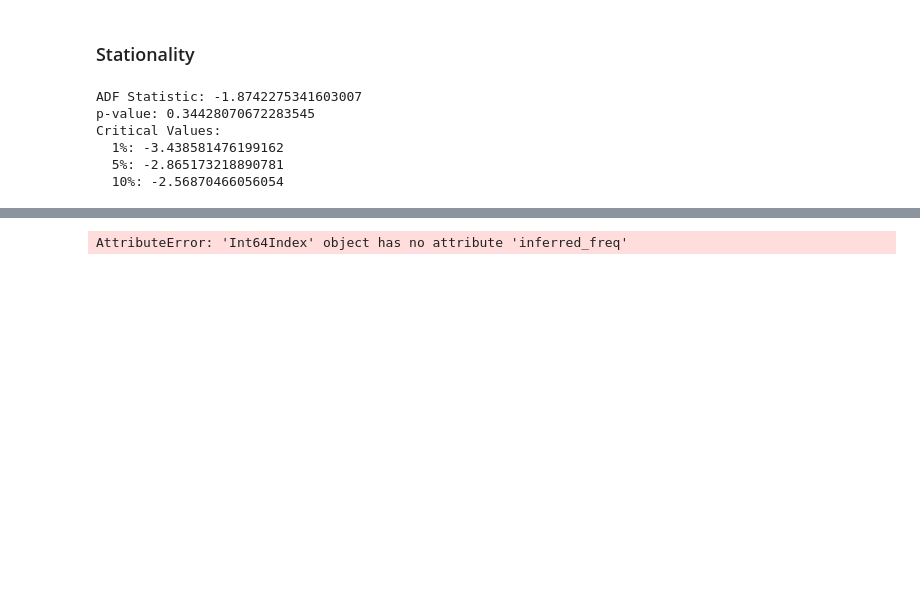
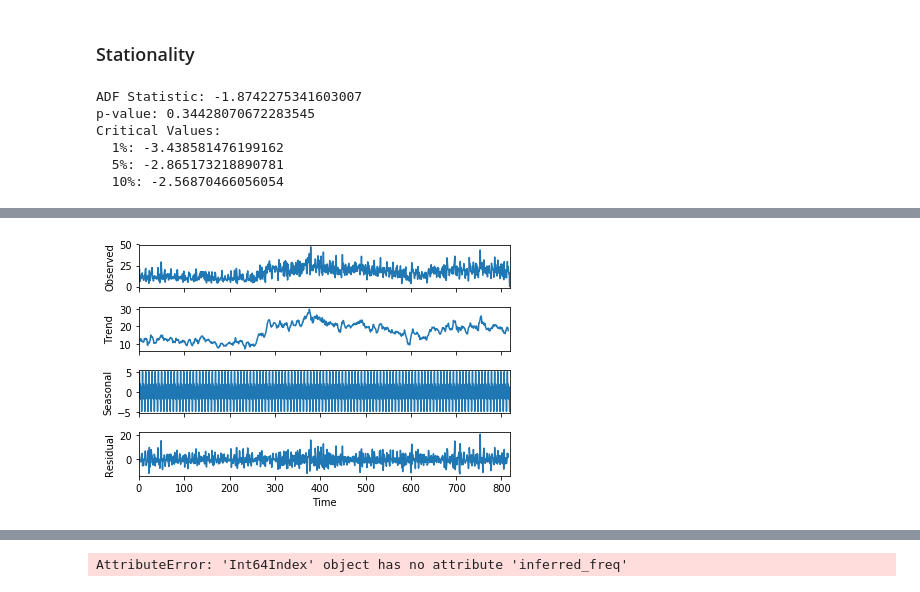
Before and after one commit to npendicott/london-forcast, a Jupyter notebook: modelng/exploratory_analysis.ipynb, the cells around one changed output, grey strips where cells are left out. Saved outputs shown, nothing was run; the diff lists cells and outputs as text; code cells hidden in the pictures; blank space fills up the shorter version.

```diff
--- a/modelng/exploratory_analysis.ipynb
+++ b/modelng/exploratory_analysis.ipynb
@@ -379,0 +385,17 @@ If I remember, these guys are NOT going down quickly enough to show that there I
+# %%
+%matplotlib inline
+
+decompose_key = 'energy_sum'
+
+# TODO: Freq this
+# freq = 1
+freq = 7
+# freq = 30
+# freq = 365
+
+single_agg_decomp = seasonal_decompose(single_agg_usage[decompose_key].values, model='additive', two_sided=True, freq=freq)
+# single_agg_decomp = seasonal_decompose(single_agg_usage[decompose_key].values) #, model='additive', two_sided=True)
+
+single_agg_decomp.plot().show()
+# %% [output]
+[figure, added]
```
Also changed, not shown: parts of 45 cells of this notebook.
